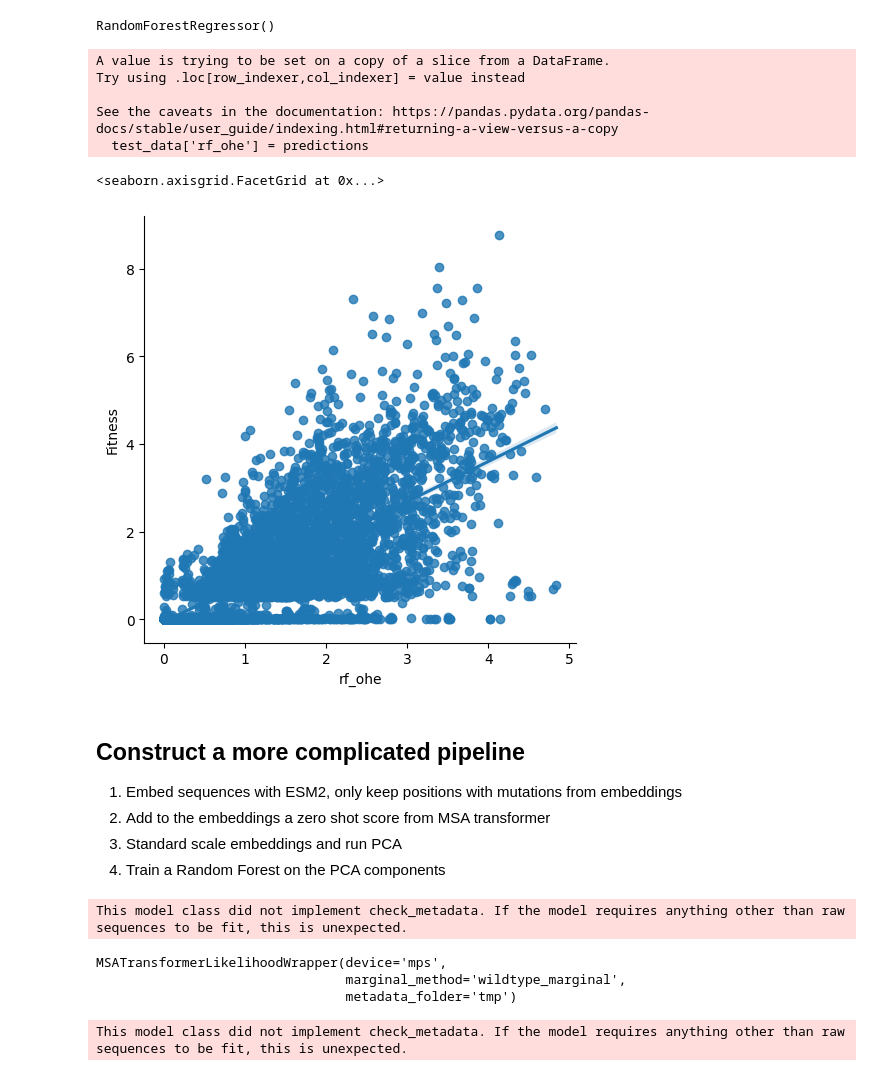
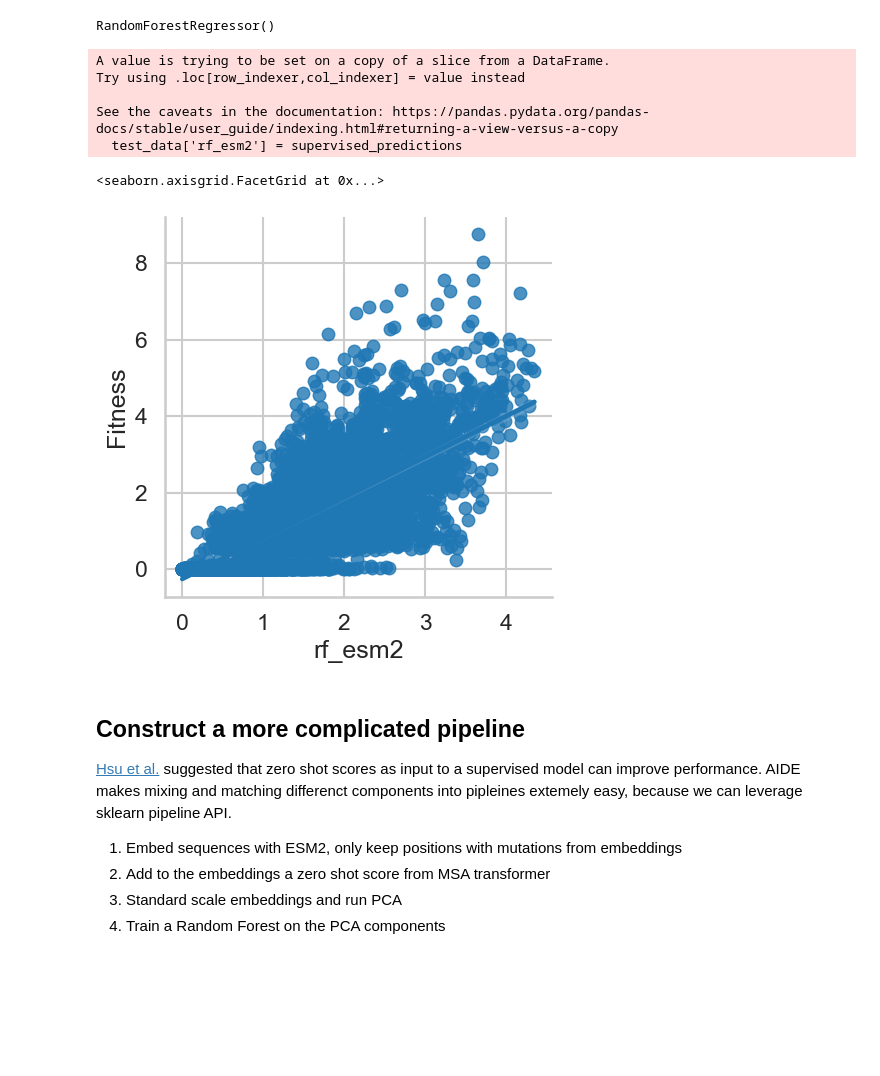
Before and after one commit to EvanKomp/aide_predict, a Jupyter notebook: demo/combinatorial_library.ipynb, the cells around one changed output. Saved outputs shown, nothing was run; the diff lists cells and outputs as text; code cells hidden in the pictures; blank space fills up the shorter version.

Commit message:
esm2 embeddings cache now, and combinatorial library demo complete

```diff
--- a/demo/combinatorial_library.ipynb
+++ b/demo/combinatorial_library.ipynb
@@ -117,27 +141,29 @@ X_test = ohe.transform(test_sequences)
 # %% [output]
 This model class did not implement check_metadata. If the model requires anything other than raw sequences to be fit, this is unexpected.
 # %%
-model = RandomForestRegressor()
-model.fit(X_train, train_data['Fitness'].values)
+regressor = RandomForestRegressor()
+regressor.fit(X_train, train_data['Fitness'].values)
 # %% [output]
 RandomForestRegressor()
 # %%
-predictions = model.predict(X_test)
+supervised_predictions = regressor.predict(X_test)
-# %%
-test_data['rf_ohe'] = predictions
-# %% [output]
-A value is trying to be set on a copy of a slice from a DataFrame.
-Try using .loc[row_indexer,col_indexer] = value instead
-
-See the caveats in the documentation: https://pandas.pydata.org/pandas-docs/stable/user_guide/indexing.html#returning-a-view-versus-a-copy
-  test_data['rf_ohe'] = predictions
+# %%
+test_data['rf_esm2'] = supervised_predictions
+# %% [output]
+A value is trying to be set on a copy of a slice from a DataFrame.
+Try using .loc[row_indexer,col_indexer] = value instead
+
+See the caveats in the documentation: https://pandas.pydata.org/pandas-docs/stable/user_guide/indexing.html#returning-a-view-versus-a-copy
+  test_data['rf_esm2'] = supervised_predictions
 # %%
-sns.lmplot(x='rf_ohe', y='Fitness', data=test_data)
+sns.lmplot(x='rf_esm2', y='Fitness', data=test_data)
 # %% [output]
 <seaborn.axisgrid.FacetGrid at 0x...>
-[figure, old version]
+[figure, new version]
 # %% [markdown]
 ## Construct a more complicated pipeline
+
+[Hsu et al.](https://www.nature.com/articles/s41587-021-01146-5) suggested that zero shot scores as input to a supervised model can improve performance. AIDE makes mixing and matching differenct components into pipleines extemely easy, because we can leverage sklearn pipeline API.
 
 1. Embed sequences with ESM2, only keep positions with mutations from embeddings
 2. Add to the embeddings a zero shot score from MSA transformer
@@ -154,24 +177,0 @@ msa = ProteinSequences.from_fasta(os.path.join('data', 'gb1_msa.a2m'))
-# %%
-msalikelihood = MSATransformerLikelihoodWrapper(
-    pool=True,
-    wt=wt,
-    marginal_method='wildtype_marginal',
-    device="mps",
-    metadata_folder='tmp'
-)
-msalikelihood.fit(msa)
-# %% [output]
-This model class did not implement check_metadata. If the model requires anything other than raw sequences to be fit, this is unexpected.
-MSATransformerLikelihoodWrapper(device='mps',
-                                marginal_method='wildtype_marginal',
-                                metadata_folder='tmp')
-# %%
-embedder = ESM2Embedding(
-    device="mps",
-    metadata_folder='tmp',
-    positions=variable_positions,
-    pool=False,
-    flatten=True
-)
-# %% [output]
-This model class did not implement check_metadata. If the model requires anything other than raw sequences to be fit, this is unexpected.
```
Also changed, not shown: parts of 26 cells of this notebook, 1 other file.
